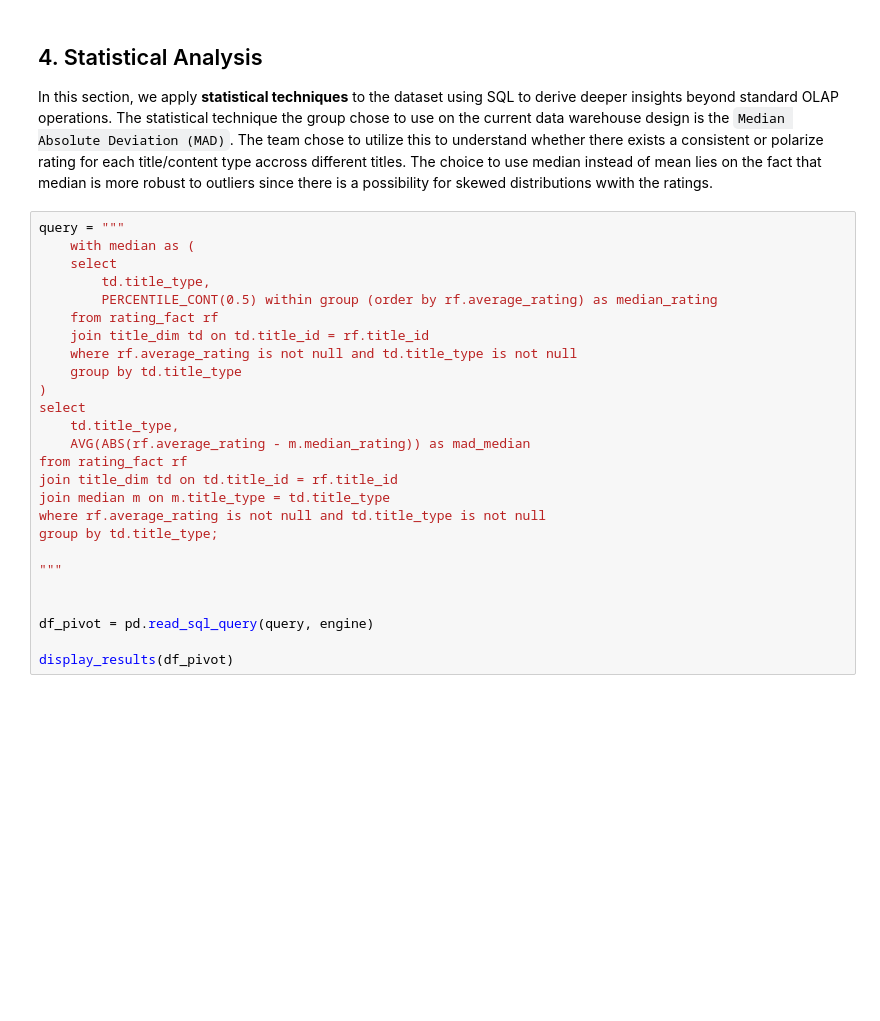
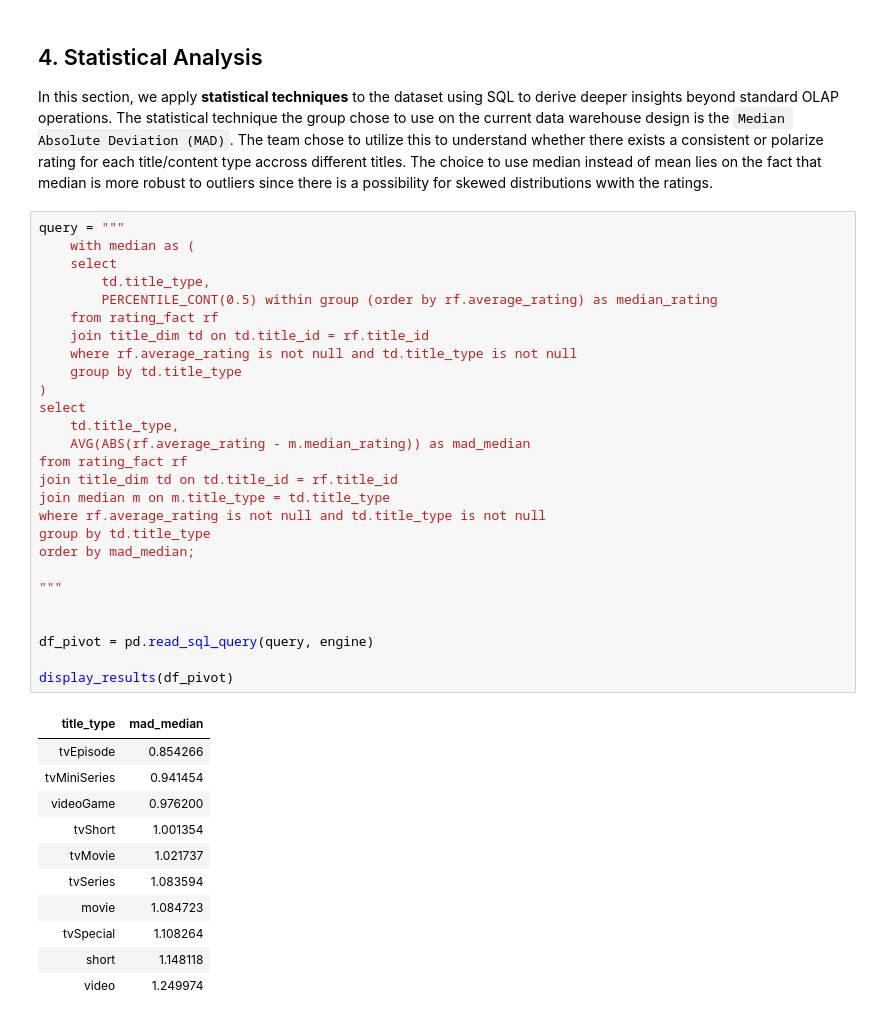
Before and after one commit to dredredre20/STADVDB-G12, a Jupyter notebook: mco_advdb.ipynb, the cells around one changed output. Saved outputs shown, nothing was run; the diff lists cells and outputs as text; blank space fills up the shorter version.

```diff
--- a/mco_advdb.ipynb
+++ b/mco_advdb.ipynb
@@ -510,27 +510,40 @@ In this section, we apply **statistical techniques** to the dataset using SQL to
 # %%
 query = """
     with median as (
 	select
 		td.title_type,
 		PERCENTILE_CONT(0.5) within group (order by rf.average_rating) as median_rating
 	from rating_fact rf
 	join title_dim td on td.title_id = rf.title_id
 	where rf.average_rating is not null and td.title_type is not null
 	group by td.title_type
 )
 select
 	td.title_type,
 	AVG(ABS(rf.average_rating - m.median_rating)) as mad_median
 from rating_fact rf
 join title_dim td on td.title_id = rf.title_id
 join median m on m.title_type = td.title_type
 where rf.average_rating is not null and td.title_type is not null
-group by td.title_type;
+group by td.title_type
+order by mad_median;
 
 """
 
 
 df_pivot = pd.read_sql_query(query, engine)
 
 display_results(df_pivot)
+# %% [output]
+| title_type | mad_median |
+| tvEpisode | 0.854266 |
+| tvMiniSeries | 0.941454 |
+| videoGame | 0.976200 |
+| tvShort | 1.001354 |
+| tvMovie | 1.021737 |
+| tvSeries | 1.083594 |
+| movie | 1.084723 |
+| tvSpecial | 1.108264 |
+| short | 1.148118 |
+| video | 1.249974 |
 # %% [markdown]
```
Also changed, not shown: parts of 3 cells of this notebook.
